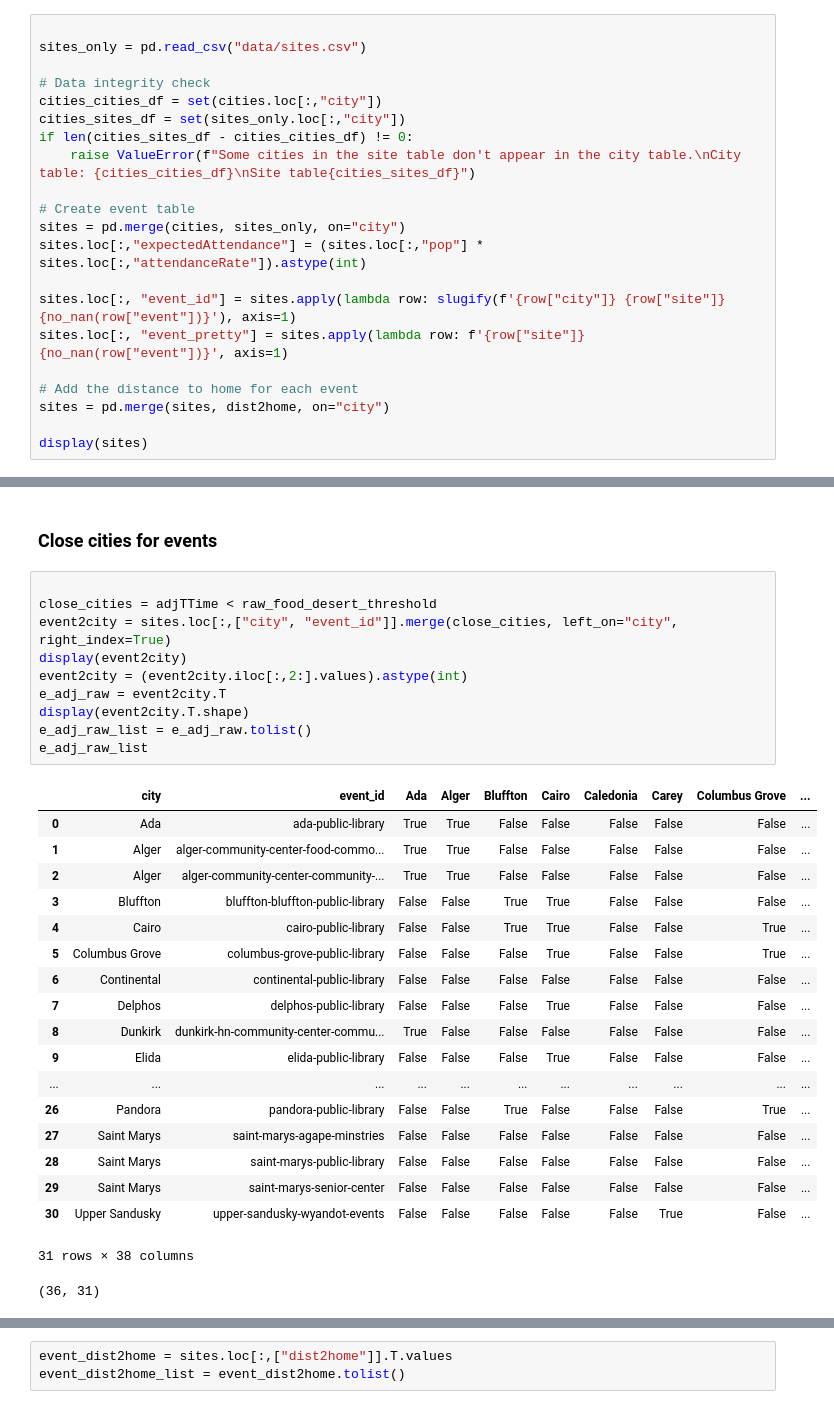
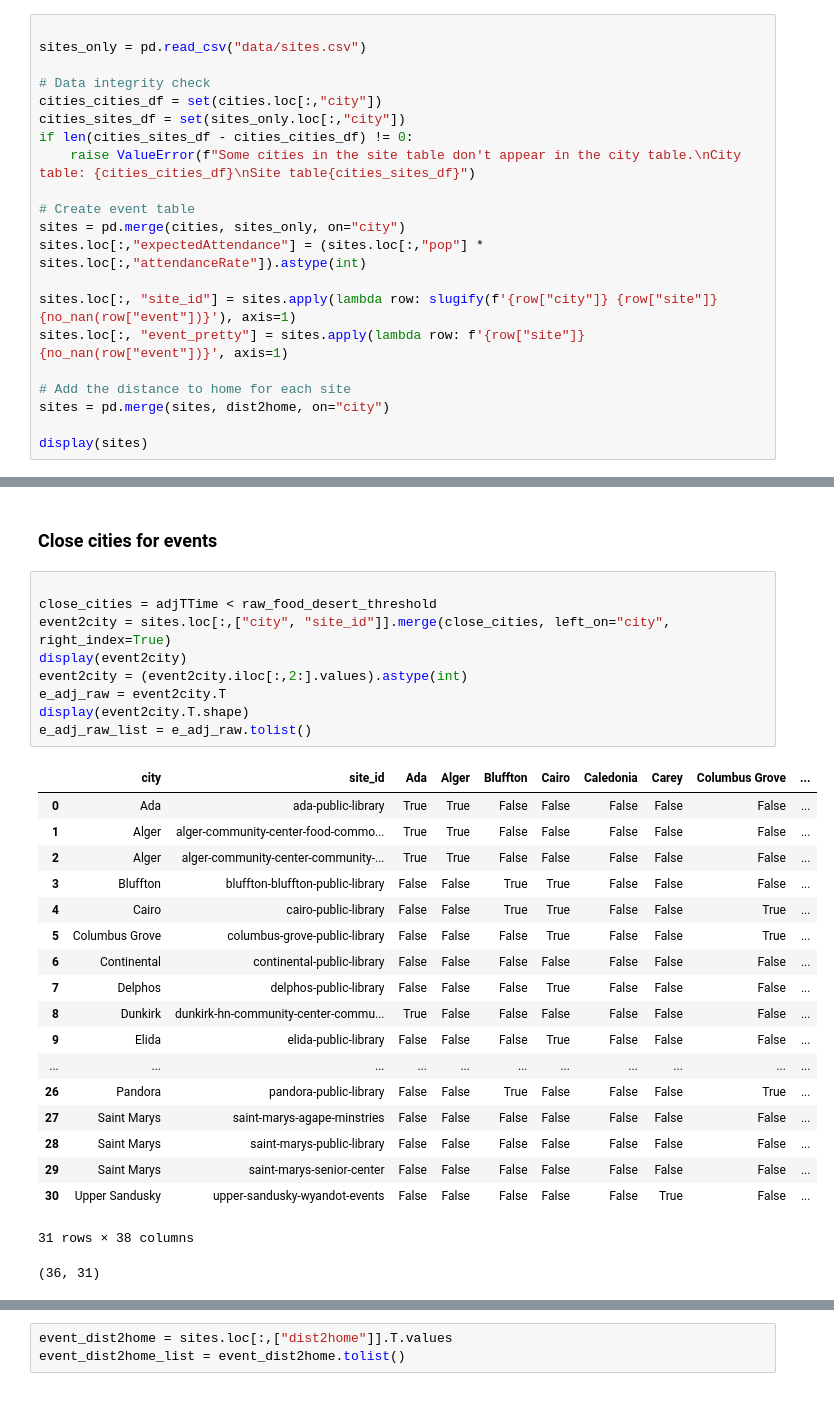
Before and after one commit to Human-Centered-Optimization-Lab/clinicOpt, a Jupyter notebook: clinicOptENAUTILUS_step00.ipynb, the cells around one changed output, grey strips where cells are left out. Cells and saved outputs as stored; diff of their text form.

```diff
--- a/clinicOptENAUTILUS_step00.ipynb
+++ b/clinicOptENAUTILUS_step00.ipynb
@@ -113,10 +113,10 @@ if len(cities_sites_df - cities_cities_df) != 0:
 sites = pd.merge(cities, sites_only, on="city")
 sites.loc[:,"expectedAttendance"] = (sites.loc[:,"pop"] * sites.loc[:,"attendanceRate"]).astype(int)
 
-sites.loc[:, "event_id"] = sites.apply(lambda row: slugify(f'{row["city"]} {row["site"]} {no_nan(row["event"])}'), axis=1)
+sites.loc[:, "site_id"] = sites.apply(lambda row: slugify(f'{row["city"]} {row["site"]} {no_nan(row["event"])}'), axis=1)
 sites.loc[:, "event_pretty"] = sites.apply(lambda row: f'{row["site"]} {no_nan(row["event"])}', axis=1)
 
-# Add the distance to home for each event
+# Add the distance to home for each site
 sites = pd.merge(sites, dist2home, on="city")
 
 display(sites)
@@ -143,15 +143,14 @@ display(sites)
 # %%
 
 close_cities = adjTTime < raw_food_desert_threshold
-event2city = sites.loc[:,["city", "event_id"]].merge(close_cities, left_on="city", right_index=True)
+event2city = sites.loc[:,["city", "site_id"]].merge(close_cities, left_on="city", right_index=True)
 display(event2city)
 event2city = (event2city.iloc[:,2:].values).astype(int)
 e_adj_raw = event2city.T
 display(event2city.T.shape)
 e_adj_raw_list = e_adj_raw.tolist()
-e_adj_raw_list
 # %% [output]
-|  | city | event_id | Ada | Alger | Bluffton | Cairo | Caledonia | Carey | Columbus Grove | ... |
+|  | city | site_id | Ada | Alger | Bluffton | Cairo | Caledonia | Carey | Columbus Grove | ... |
 | 0 | Ada | ada-public-library | True | True | False | False | False | False | False | ... |
 | 1 | Alger | alger-community-center-food-commo... | True | True | False | False | False | False | False | ... |
 | 2 | Alger | alger-community-center-community-... | True | True | False | False | False | False | False | ... |
```
Also changed, not shown: parts of 3 cells of this notebook, 1 other file.
